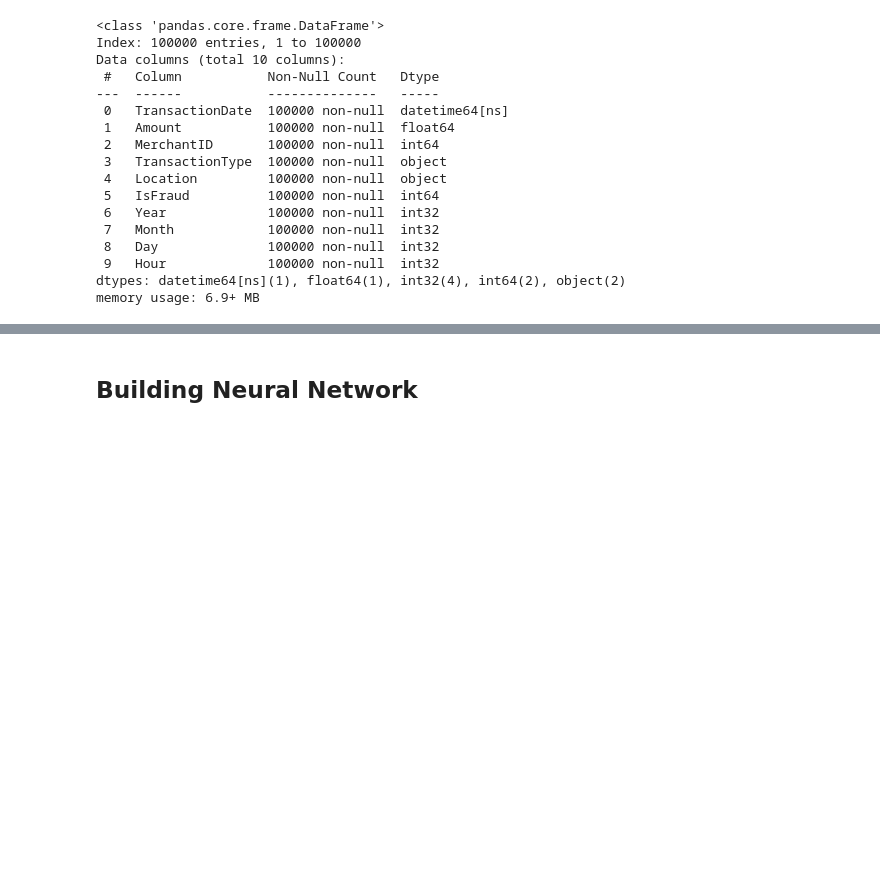
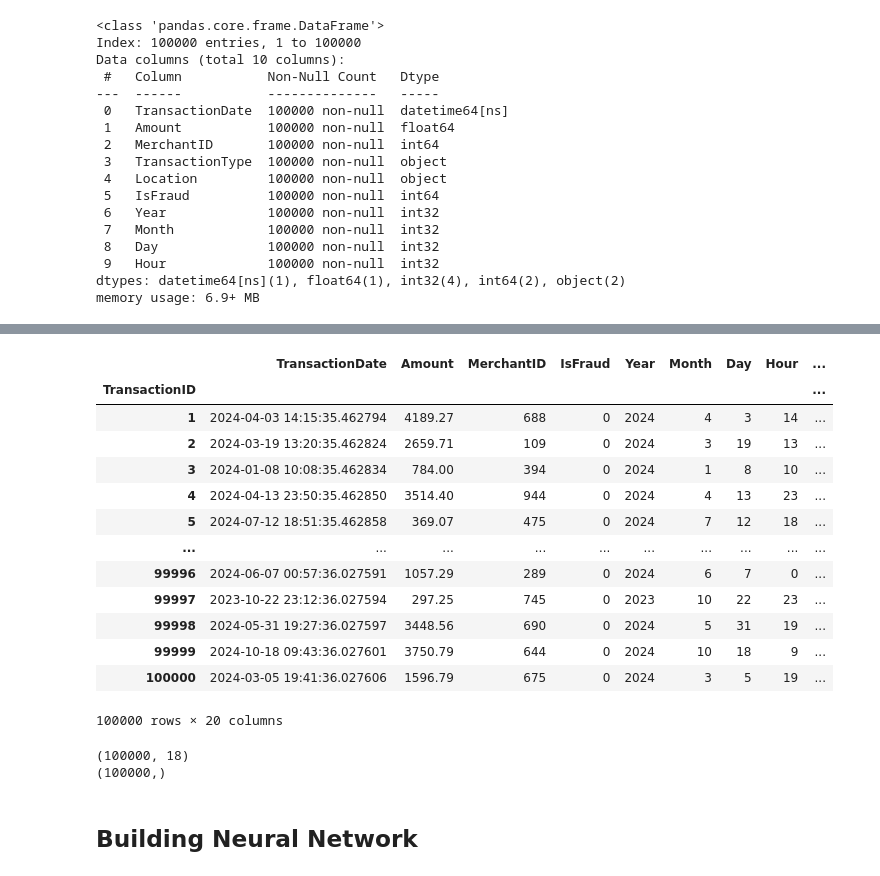
Before and after one commit to dummy1cx/Credit-Card-Fraud-Detection, a Jupyter notebook: model.ipynb, the cells around one changed output, grey strips where cells are left out. Cells and saved outputs as stored; diff of their text form; code cells hidden in the pictures; blank space fills up the shorter version.

Commit message:
add second training

```diff
--- a/model.ipynb
+++ b/model.ipynb
@@ -299,27 +299,3 @@ Data columns (total 10 columns):
  9   Hour             100000 non-null  int32
 dtypes: datetime64[ns](1), float64(1), int32(4), int64(2), object(2)
 memory usage: 6.9+ MB
-# %%
-##Load the dataset fir model training
-df = pd.read_csv('credit_card_fraud_dataset.csv')
-## Choosing most relavant features as per correaltion matrix
-df = df[['Amount',	'MerchantID',	'TransactionType',	'Location',	'IsFraud']]
-##Encoding categorical features
-df_encoded = pd.get_dummies(df, columns=['TransactionType', 'Location'], dtype=int)
-##Split the data into train data and test data
-from sklearn.model_selection import train_test_split
-
-X_train, X_test, y_train, y_test = train_test_split(X, y, test_size = 0.2, random_state = 1)
-##Scaling the data into a standard distribution for neural network training
-from sklearn.preprocessing import StandardScaler
-scaler = StandardScaler()
-
-X_train_scaled = scaler.fit_transform(X_train)
-X_test_scaled = scaler.transform(X_test)
-## Balancing the dataset
-from imblearn.over_sampling import SMOTE
-
-
-# oversampling the train dataset using SMOTE
-smt = SMOTE()
-X_train_sm, y_train_sm = smt.fit_resample(X_train_scaled, y_train)
@@ -325,0 +319,28 @@ X_train_sm, y_train_sm = smt.fit_resample(X_train_scaled, y_train)
+# %%
+##Encoding categorical features
+df_encoded = pd.get_dummies(df, columns=['TransactionType', 'Location'], dtype=int)
+df_encoded
+# %% [output]
+|  | TransactionDate | Amount | MerchantID | IsFraud | Year | Month | Day | Hour | ... |
+| TransactionID |  |  |  |  |  |  |  |  | ... |
+| 1 | 2024-04-03 14:15:35.462794 | 4189.27 | 688 | 0 | 2024 | 4 | 3 | 14 | ... |
+| 2 | 2024-03-19 13:20:35.462824 | 2659.71 | 109 | 0 | 2024 | 3 | 19 | 13 | ... |
+| 3 | 2024-01-08 10:08:35.462834 | 784.00 | 394 | 0 | 2024 | 1 | 8 | 10 | ... |
+| 4 | 2024-04-13 23:50:35.462850 | 3514.40 | 944 | 0 | 2024 | 4 | 13 | 23 | ... |
+| 5 | 2024-07-12 18:51:35.462858 | 369.07 | 475 | 0 | 2024 | 7 | 12 | 18 | ... |
+| ... | ... | ... | ... | ... | ... | ... | ... | ... | ... |
+| 99996 | 2024-06-07 00:57:36.027591 | 1057.29 | 289 | 0 | 2024 | 6 | 7 | 0 | ... |
+| 99997 | 2023-10-22 23:12:36.027594 | 297.25 | 745 | 0 | 2023 | 10 | 22 | 23 | ... |
+| 99998 | 2024-05-31 19:27:36.027597 | 3448.56 | 690 | 0 | 2024 | 5 | 31 | 19 | ... |
+| 99999 | 2024-10-18 09:43:36.027601 | 3750.79 | 644 | 0 | 2024 | 10 | 18 | 9 | ... |
+| 100000 | 2024-03-05 19:41:36.027606 | 1596.79 | 675 | 0 | 2024 | 3 | 5 | 19 | ... |
+100000 rows × 20 columns
+# %%
+y = df_encoded['IsFraud']
+X = df_encoded.drop(columns = ['IsFraud','TransactionDate'])
+
+print(X.shape)
+print(y.shape)
+# %% [output]
+(100000, 18)
+(100000,)
```
Also changed, not shown: parts of 9 cells of this notebook.
